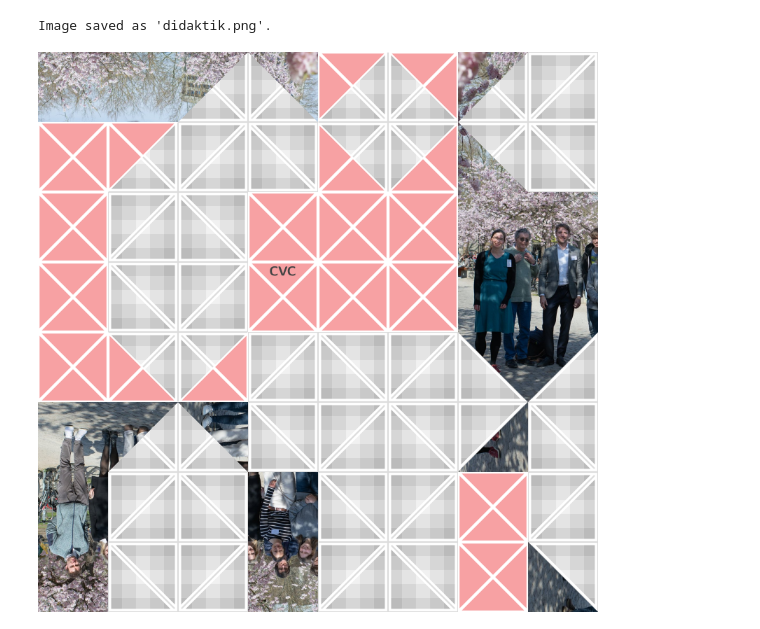
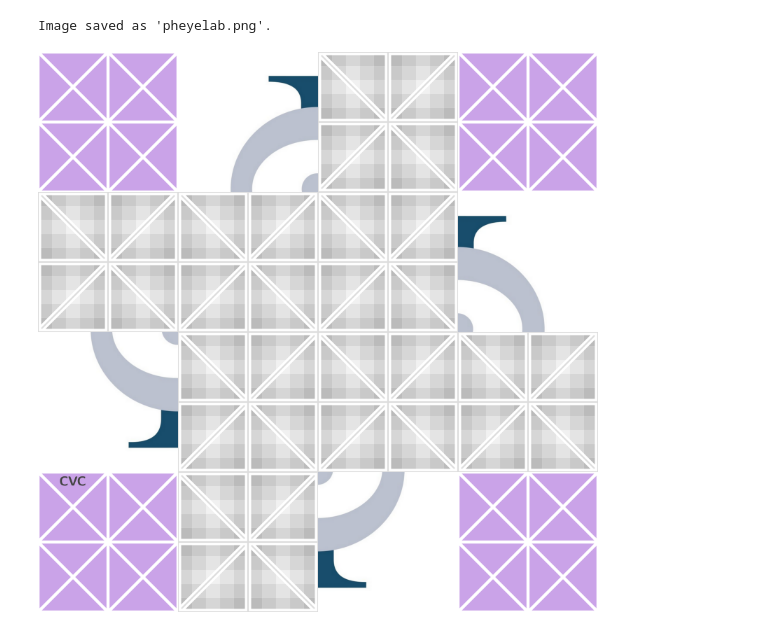
Before and after one commit to CVC97/Foldology-Image-Shuffling, a Jupyter notebook: image_shuffle.ipynb, the cells around one changed output. Cells and saved outputs as stored; diff of their text form; code cells hidden in the pictures.

Commit message:
Added F60 fold.

```diff
--- a/image_shuffle.ipynb
+++ b/image_shuffle.ipynb
@@ -117,11 +117,20 @@ image_fujimoto = Image.open('images/motives/Fujimoto_Tower.png').convert('RGB')
 image_fujimoto_array = np.asarray(image_fujimoto)
 fujimoto_shuffle = ImageShuffle(image_fujimoto_array, 'TEAL_A')
 
+image_thiem = Image.open('images/motives/DT.png').convert('RGB')
+image_thiem_array = np.asarray(image_thiem)
+thiem_shuffle = ImageShuffle(image_thiem_array, 'TEAL_A')
+
+image_pheyelab = Image.open('images/motives/Pheyelab.png').convert('RGB')
+image_pheyelab_array = np.asarray(image_pheyelab)
+pheyelab_shuffle = ImageShuffle(image_pheyelab_array, 'PURPLE_A')
+
 
 # read in shuffles as panda dataframe
-F3_53_dataframe = pd.read_csv('folds/F3_53.csv', skipinitialspace = True)
-F3_57_dataframe = pd.read_csv('folds/F3_57.csv', skipinitialspace = True)
-F3_59_dataframe = pd.read_csv('folds/F3_59.csv', skipinitialspace = True)
+F3_53_dataframe = pd.read_csv('folds/F3_53.csv', skipinitialspace = True)           # laterns (used for NHK)
+F3_57_dataframe = pd.read_csv('folds/F3_57.csv', skipinitialspace = True)           # snowboard
+F3_59_dataframe = pd.read_csv('folds/F3_59.csv', skipinitialspace = True)           # lake, forest, hill sunset (didactics)
+F3_60_dataframe = pd.read_csv('folds/F3_60.csv', skipinitialspace = True)           # earth (eye)
 
 
 # show segmented image
@@ -129,15 +138,21 @@ F3_59_dataframe = pd.read_csv('folds/F3_59.csv', skipinitialspace = True)
 # %%
 # brockendrache_shuffle.shuffle_image(F3_57_dataframe)
 # brockendrache_shuffle.show_out()
 
 # nhk_shuffle.shuffle_image(F3_53_dataframe, 'BLUE_A')
 # nhk_shuffle.show_out()
 
 # fujimoto_shuffle.shuffle_image(F3_57_dataframe)
 # fujimoto_shuffle.show_out('fujimoto')
 
-didaktik_shuffle.shuffle_image(F3_59_dataframe)
-didaktik_shuffle.show_out('didaktik')
+# didaktik_shuffle.shuffle_image(F3_59_dataframe)
+# didaktik_shuffle.show_out('didaktik')
+
+# thiem_shuffle.shuffle_image(F3_57_dataframe)
+# thiem_shuffle.show_out('thiem')
+
+pheyelab_shuffle.shuffle_image(F3_60_dataframe)
+pheyelab_shuffle.show_out('pheyelab')
 # %% [output]
-Image saved as 'didaktik.png'.
+Image saved as 'pheyelab.png'.
-[figure, old version]
+[figure, new version]
```
Also changed, not shown: 19 other files.
